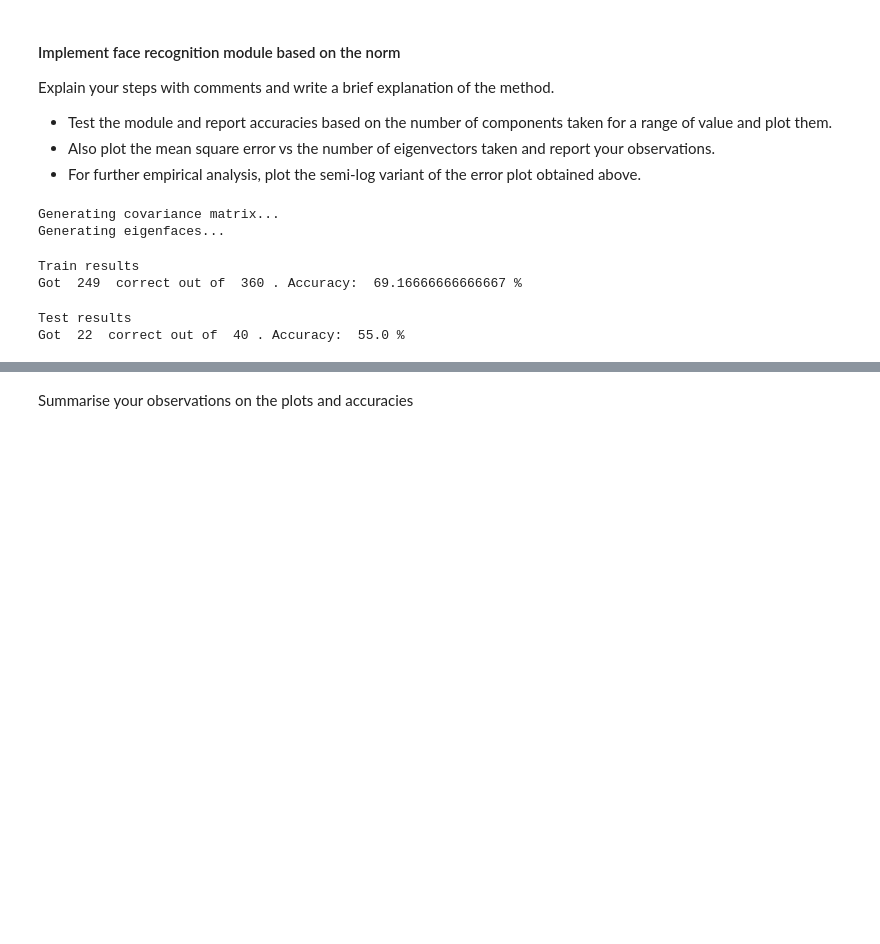
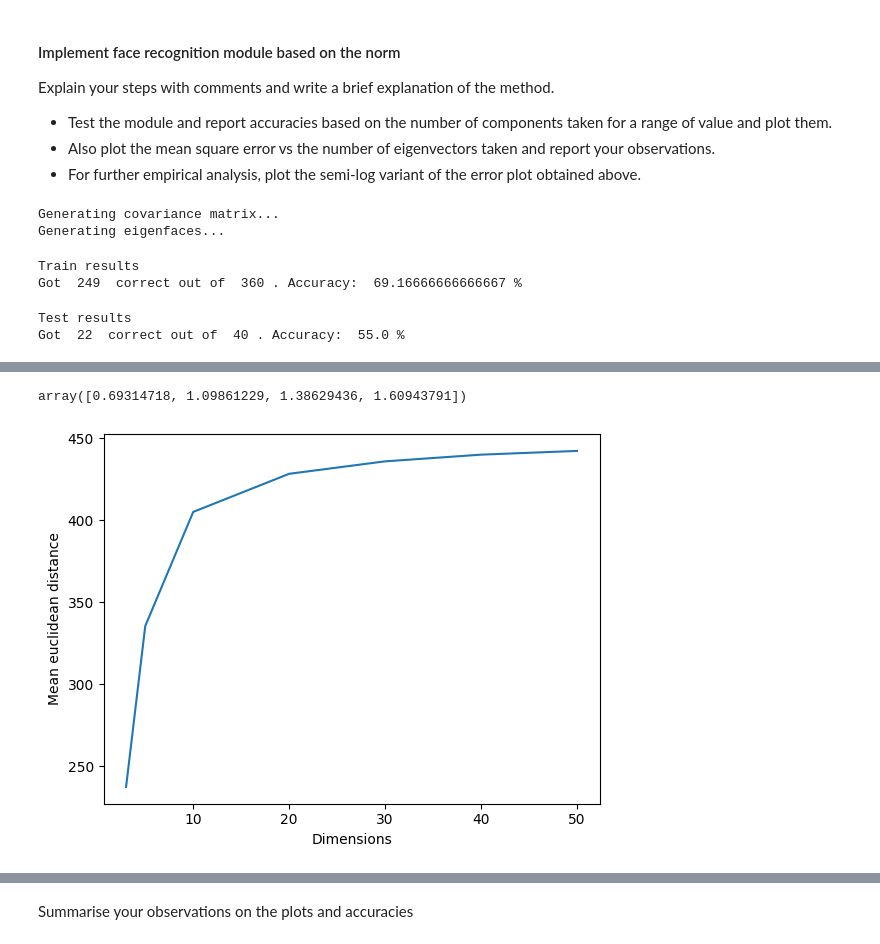
Before and after one commit to aneeshc12/SMAI-A2, a Jupyter notebook: Q2/Q2.ipynb, the cells around one changed output, grey strips where cells are left out. Drawn from its saved outputs; the diff is of its cells as text; code cells hidden in the pictures; blank space fills up the shorter version.

```diff
--- a/Q2/Q2.ipynb
+++ b/Q2/Q2.ipynb
@@ -373,10 +421,11 @@ def generateClassVectors(trainFaces, trainLabels, numFactors):
     # construct the average face for each class
     for face, label in zip(flattenedFaces, trainLabels):
         reconstructedFace = np.zeros(flattenedFaces.shape[-1])
-        weights = eigenfaces@(face-meanFace)
+        f = face/255.0
+        weights = eigenfaces@(f-meanFace)
 
         for ef in eigenfaces:
-            reconstructedFace += ((ef.T@(face - meanFace)) * ef)/np.linalg.norm(ef)
+            reconstructedFace += ((ef.T@(f - meanFace)) * ef)/np.linalg.norm(ef)
 
         # reconstructedFace /= len(eigenfaces)
         # reconstructedFace *= 255
@@ -391,7 +440,7 @@ def generateClassVectors(trainFaces, trainLabels, numFactors):
 
 
 def getClass(face, classWeights, eigenfaces, meanFace):
-    flattenedFace = face.reshape(-1)
+    flattenedFace = face.reshape(-1)/255.0
     reconstructedFace = np.zeros(flattenedFace.shape)
 
     # project the given face into facespace
@@ -466,7 +515,7 @@ Iterate through all the images in the test data and
 test the accurate by taking different number of components
 """
 
-components = [10,20,50,100,200,300,360]
+components = [3,5,10,20,30,40,50]
 
 mse = []
 
@@ -475,16 +524,19 @@ for numComponents in components:
 
     count = 0
     correct = 0
+    minDist = []
     for face, label in tqdm(zip(testFaces, testLabels)):
-        predlabel, mindist = getClass(face, classWeights, ef, mf)
+        predlabel, m= getClass(face, classWeights, ef, mf)
 
         # print("Predicted: ", predlabel, " | Actual: ", label, mindist)
         if predlabel == label:
             correct += 1
         count += 1
 
-    print("%d components:  ", correct, " correct out of ", count, ". Accuracy: ", str(100 * float(correct)/count), "%")
-    mse.append(mindist)
+        minDist.append(m)
+
+    print(numComponents, " components:  ", correct, " correct out of ", count, ". Accuracy: ", str(100 * float(correct)/count), "%, \nDist: ", np.mean(np.array(minDist)) ,"\n-----\n")
+    mse.append(np.mean(np.array(minDist)))
 # %% [output]
 Generating covariance matrix...
 Generating eigenfaces...
@@ -510,4 +582,15 @@ Generating eigenfaces...
+# %%
+k = np.array([2,3,4,5])
+np.log(k)
+# %% [output]
+array([0.69314718, 1.09861229, 1.38629436, 1.60943791])
 # %%
 # Plot Number of eigenvectors vs Mean Square Error
+plt.plot(components, mse)
+plt.xlabel("Dimensions")
+plt.ylabel("Mean euclidean distance")
+plt.show()
+# %% [output]
+[figure, added]
 # %%
 # Plot Number of eigenvectors vs Logarithmic Mean Square Error
```
Also changed, not shown: parts of 8 cells of this notebook.
